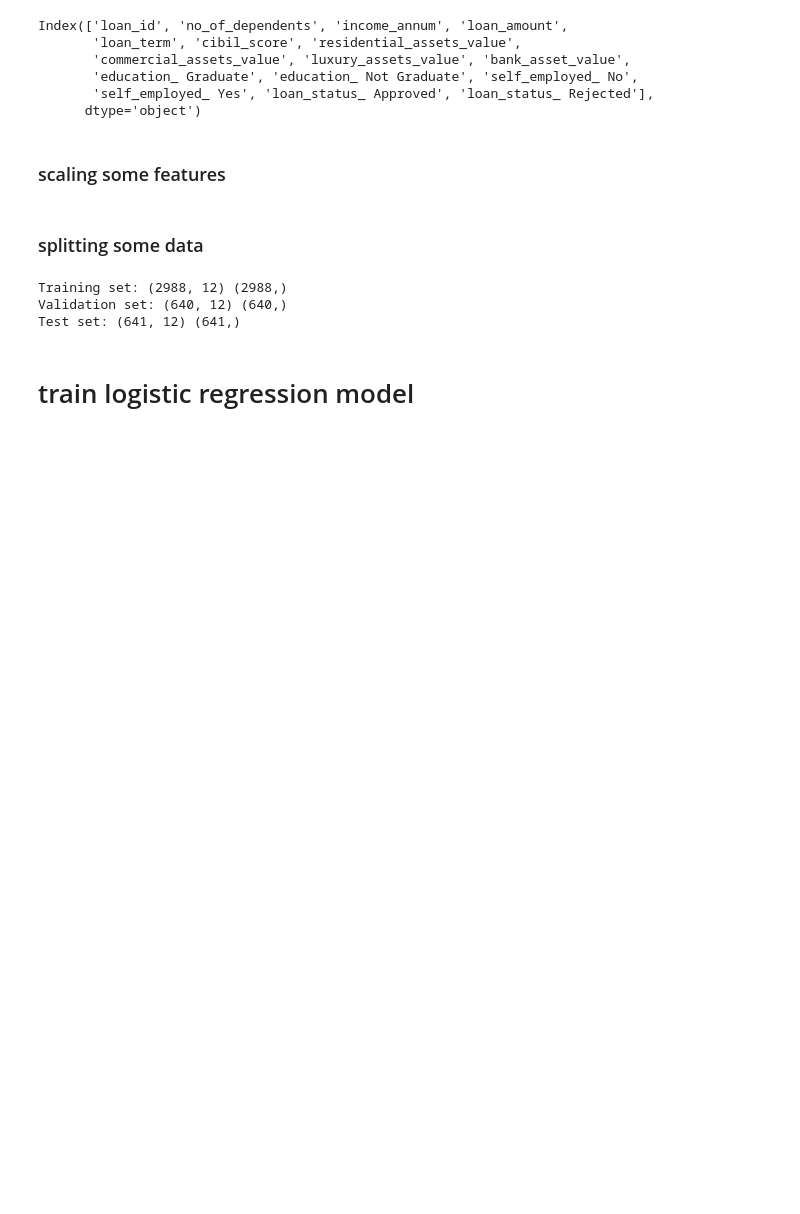
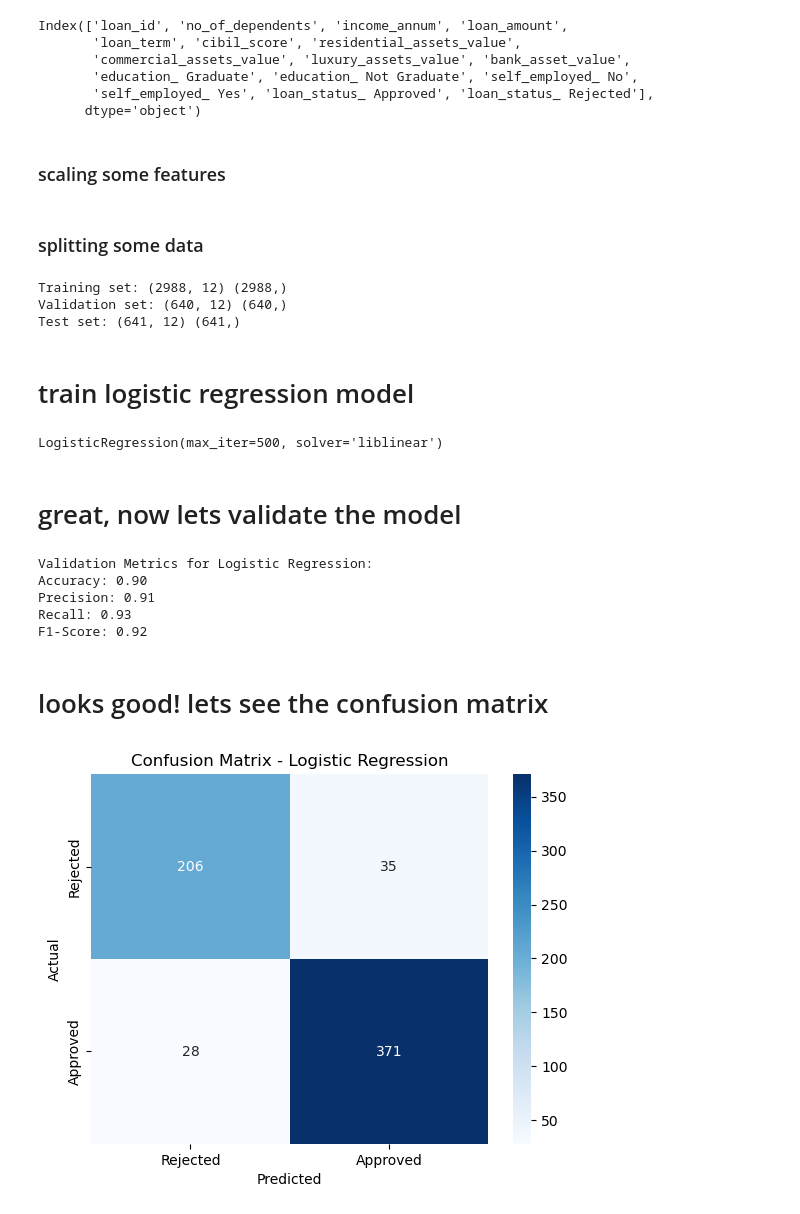
Before and after one commit to ivanivanmontes/ML-project, a Jupyter notebook: model_training.ipynb, the cells around one changed output. Drawn from its saved outputs; the diff is of its cells as text; code cells hidden in the pictures; blank space fills up the shorter version.

Commit message:
train + show results for logistic regression model

```diff
--- a/model_training.ipynb
+++ b/model_training.ipynb
@@ -99,3 +99,57 @@ Validation set: (640, 12) (640,)
 Test set: (641, 12) (641,)
 # %% [markdown]
 # train logistic regression model
+# %%
+# gonna be scaling data first
+numeric_features = ['income_annum', 'loan_amount', 'loan_term', 'cibil_score',
+                    'residential_assets_value', 'commercial_assets_value',
+                    'luxury_assets_value', 'bank_asset_value']
+
+scaler = StandardScaler()
+X_train[numeric_features] = scaler.fit_transform(X_train[numeric_features])
+X_val[numeric_features] = scaler.transform(X_val[numeric_features])
+
+
+
+# Initialize the model
+logistic_model = LogisticRegression(solver='liblinear', max_iter=500)
+logistic_model.fit(X_train, y_train)
+# %% [output]
+LogisticRegression(max_iter=500, solver='liblinear')
+# %% [markdown]
+# great, now lets validate the model
+# %%
+# predict on the validation set
+y_val_pred = logistic_model.predict(X_val)
+
+accuracy = accuracy_score(y_val, y_val_pred)
+precision = precision_score(y_val, y_val_pred)
+recall = recall_score(y_val, y_val_pred)
+f1 = f1_score(y_val, y_val_pred)
+
+print("Validation Metrics for Logistic Regression:")
+print(f"Accuracy: {accuracy:.2f}")
+print(f"Precision: {precision:.2f}")
+print(f"Recall: {recall:.2f}")
+print(f"F1-Score: {f1:.2f}")
+# %% [output]
+Validation Metrics for Logistic Regression:
+Accuracy: 0.90
+Precision: 0.91
+Recall: 0.93
+F1-Score: 0.92
+# %% [markdown]
+# looks good! lets see the confusion matrix
+# %%
+confu_matrix = confusion_matrix(y_val, y_val_pred)
+
+# plot the matrix
+sns.heatmap(confu_matrix, annot=True, fmt="d", cmap="Blues",
+            xticklabels=["Rejected", "Approved"],
+            yticklabels=["Rejected", "Approved"])
+plt.xlabel("Predicted")
+plt.ylabel("Actual")
+plt.title("Confusion Matrix - Logistic Regression")
+plt.show()
+# %% [output]
+[figure, added]
```
Also changed, not shown: parts of 2 cells of this notebook, 2 other files.
